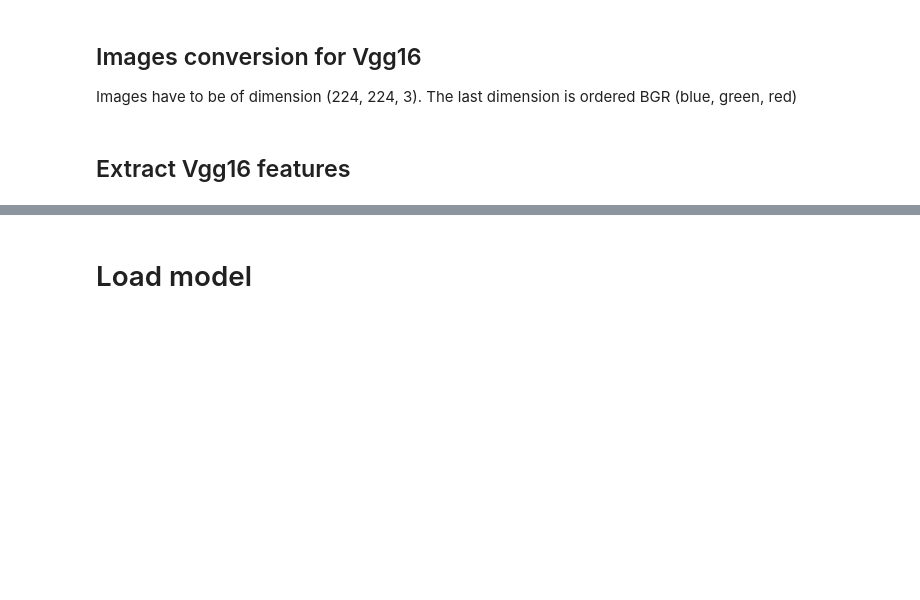
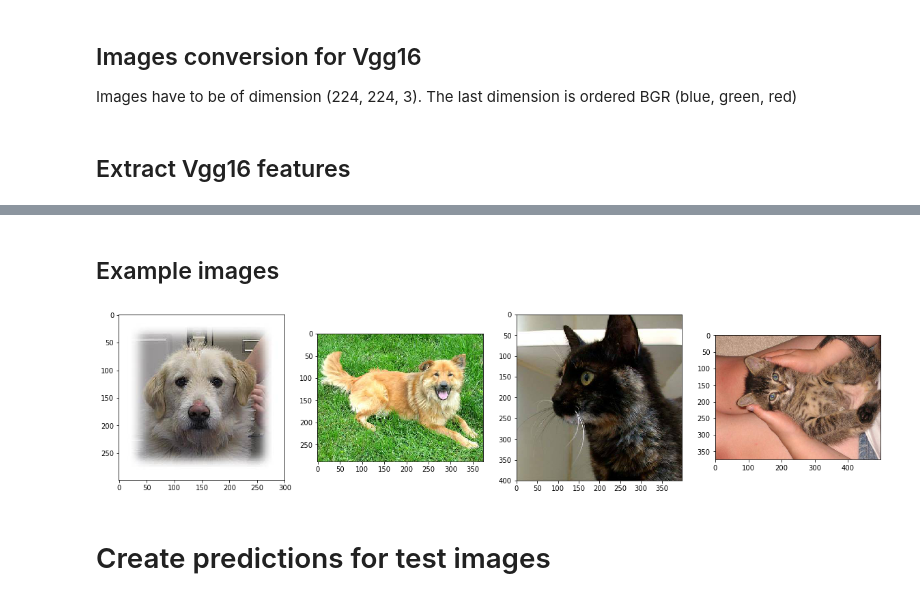
Before and after one commit to mdietrichstein/vgg16-transfer-learning, a Jupyter notebook: vgg16_transfer_learning.ipynb, the cells around one changed output, grey strips where cells are left out. Cells and saved outputs as stored; diff of their text form; code cells hidden in the pictures; blank space fills up the shorter version.

```diff
--- a/vgg16_transfer_learning.ipynb
+++ b/vgg16_transfer_learning.ipynb
@@ -166,4 +196,4 @@ import tensorflow as tf
 # %%
 from collections import OrderedDict
-codes = np.load('codes_fc6.npy')
-codes = OrderedDict(codes.item())
+training_codes = np.load('training_codes_fc6.npy')
+training_codes = OrderedDict(codes.item())
@@ -170,21 +204,9 @@ codes = OrderedDict(codes.item())
 # %%
-keys = list(codes.keys())
+keys = list(training_codes.keys())
 
-# one hot encode labels
-labels = np.array([ (1, 0) if name[:3] == 'dog' else (0,1) for name in keys])
+labels = np.array([ (1, 0) if name[:3] == 'dog' else (0,1) for name in keys]) # one hot encode labels
 
-# extract images
-images = np.array(list(codes.values()))
-
-from sklearn.model_selection import StratifiedShuffleSplit
+images = np.array(list(training_codes.values())) # extract images
 
 for i,key in enumerate(keys):
     assert (codes.get(key) == images[i]).all()
-
-splitter = StratifiedShuffleSplit(n_splits=1, test_size=0.1)
-
-
-train_indices, val_indices = next(splitter.split(images, labels))
-
-train_images, train_labels = images[train_indices], labels[train_indices]
-val_images, val_labels = images[val_indices], labels[val_indices]
@@ -346,4 +311,4 @@ with tf.Session(config=tf.ConfigProto(log_device_placement=True)) as sess:
 # %%
 from collections import OrderedDict
-codes = np.load('test_codes_fc6.npy')
-codes = OrderedDict(codes.item())
+test_codes = np.load('test_codes_fc6.npy')
+test_codes = OrderedDict(test_codes.item())
@@ -353,5 +315,27 @@ keys[2:6]
-# %% [markdown]
-# Load model
+# %%
+keys = list(test_codes.keys())
+
+images = np.array(list(test_codes.values()))
+
+keys = list(map(lambda k: k[:-4], keys))
+keys = np.array(sorted(keys, key=int))
+
+examples = keys[2:6]
+# %% [markdown]
+## Example images
+# %%
+import matplotlib.pyplot as plt
+
+fig = plt.figure(figsize=(20, 10))
+
+for i, example in enumerate(examples):
+    a = fig.add_subplot(1,len(examples), i+1)
+    plt.imshow(skimage.io.imread(test_dataset_dir + example + '.jpg'))
+    # a.set_title(codes[examples[0]])
+# %% [output]
+[figure, added]
+# %% [markdown]
+# Create predictions for test images
 # %%
 import numpy as np
 import tensorflow as tf
```
Also changed, not shown: parts of 27 cells of this notebook, 1 other file.
